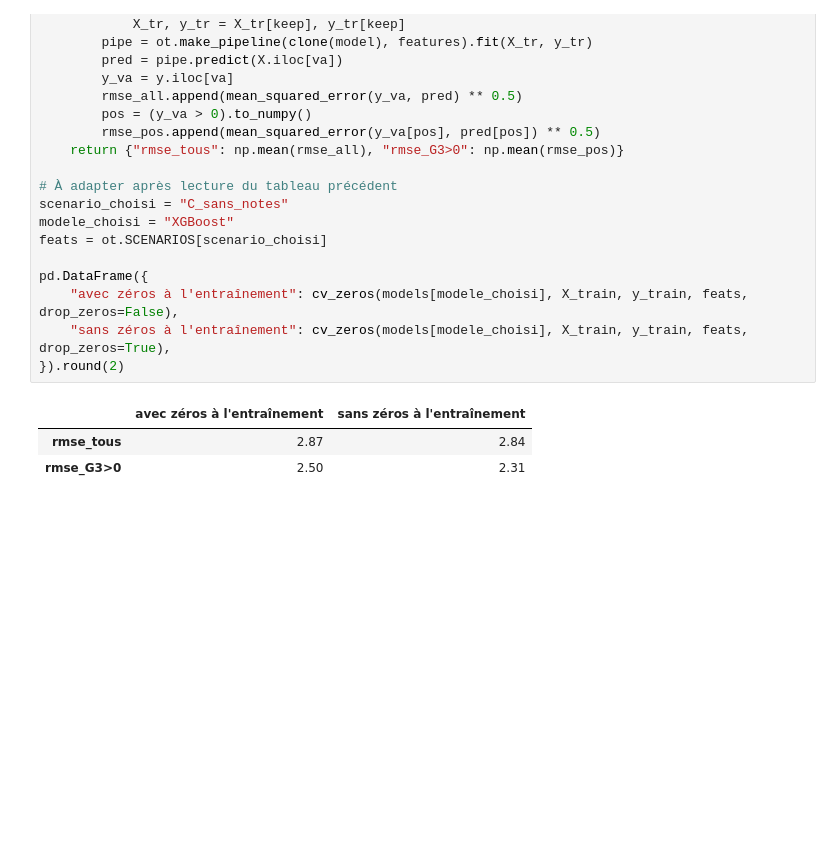
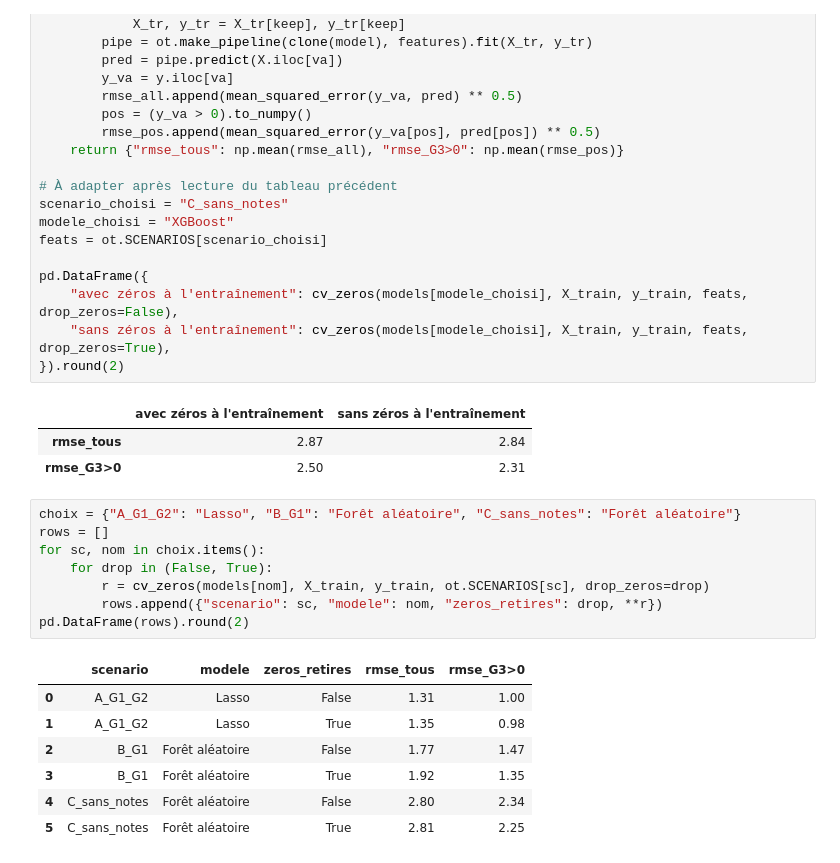
Before and after one commit to elalaxi/ML_kaggle, a Jupyter notebook: student_perf_real/3-modeles.ipynb, the cells around one changed output. Drawn from its saved outputs; the diff is of its cells as text; blank space fills up the shorter version.

```diff
--- a/student_perf_real/3-modeles.ipynb
+++ b/student_perf_real/3-modeles.ipynb
@@ -171,4 +172,20 @@ pd.DataFrame({
 |  | avec zéros à l'entraînement | sans zéros à l'entraînement |
 | rmse_tous | 2.87 | 2.84 |
 | rmse_G3>0 | 2.50 | 2.31 |
+# %%
+choix = {"A_G1_G2": "Lasso", "B_G1": "Forêt aléatoire", "C_sans_notes": "Forêt aléatoire"}
+rows = []
+for sc, nom in choix.items():
+    for drop in (False, True):
+        r = cv_zeros(models[nom], X_train, y_train, ot.SCENARIOS[sc], drop_zeros=drop)
+        rows.append({"scenario": sc, "modele": nom, "zeros_retires": drop, **r})
+pd.DataFrame(rows).round(2)
+# %% [output]
+|  | scenario | modele | zeros_retires | rmse_tous | rmse_G3>0 |
+| 0 | A_G1_G2 | Lasso | False | 1.31 | 1.00 |
+| 1 | A_G1_G2 | Lasso | True | 1.35 | 0.98 |
+| 2 | B_G1 | Forêt aléatoire | False | 1.77 | 1.47 |
+| 3 | B_G1 | Forêt aléatoire | True | 1.92 | 1.35 |
+| 4 | C_sans_notes | Forêt aléatoire | False | 2.80 | 2.34 |
+| 5 | C_sans_notes | Forêt aléatoire | True | 2.81 | 2.25 |
 # %% [markdown]
```
Also changed, not shown: parts of 13 cells of this notebook, 3 other files.
